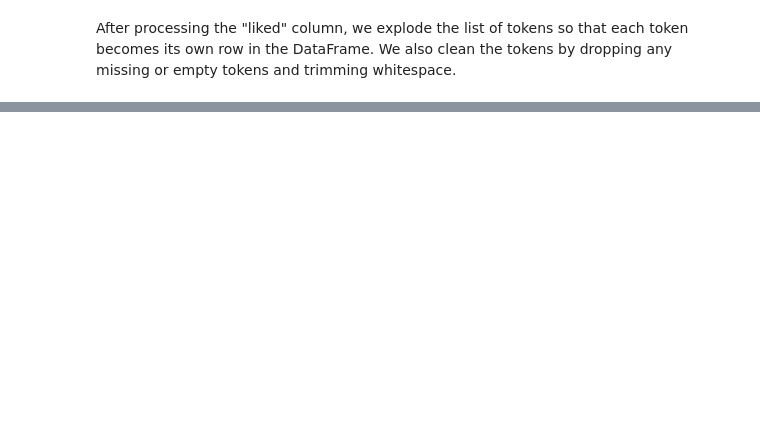
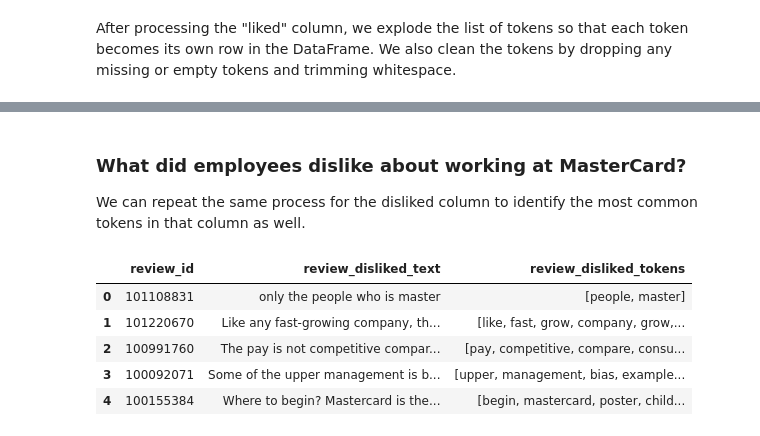
Before and after one commit to bdi475/textbook, a Jupyter notebook: content/nlp-with-mastercard-glassdoor-reviews.ipynb, the cells around one changed output, grey strips where cells are left out. Cells and saved outputs as stored; diff of their text form; code cells hidden in the pictures; blank space fills up the shorter version.

```diff
--- a/content/nlp-with-mastercard-glassdoor-reviews.ipynb
+++ b/content/nlp-with-mastercard-glassdoor-reviews.ipynb
@@ -229,0 +232,28 @@ df_liked_exploded.shape
+# %% [markdown]
+### What did employees dislike about working at MasterCard?
+
+We can repeat the same process for the disliked column to identify the most common tokens in that column as well.
+# %%
+token_lists = []
+
+# parser is the dependency parser
+# ner is the named entity recognizer
+for doc in nlp.pipe(df["review_disliked_text"], disable=["parser", "ner"]):
+    token_lists.append(
+        [
+            token.lemma_.lower()
+            for token in doc
+            if not token.is_stop and not token.is_punct and not token.is_space
+        ]
+    )
+
+df["review_disliked_tokens"] = token_lists
+
+df[["review_id", "review_disliked_text", "review_disliked_tokens"]].head()
+# %% [output]
+|  | review_id | review_disliked_text | review_disliked_tokens |
+| 0 | 101108831 | only the people who is master | [people, master] |
+| 1 | 101220670 | Like any fast-growing company, th... | [like, fast, grow, company, grow,... |
+| 2 | 100991760 | The pay is not competitive compar... | [pay, competitive, compare, consu... |
+| 3 | 100092071 | Some of the upper management is b... | [upper, management, bias, example... |
+| 4 | 100155384 | Where to begin? Mastercard is the... | [begin, mastercard, poster, child... |
```
Also changed, not shown: parts of 17 cells of this notebook.
